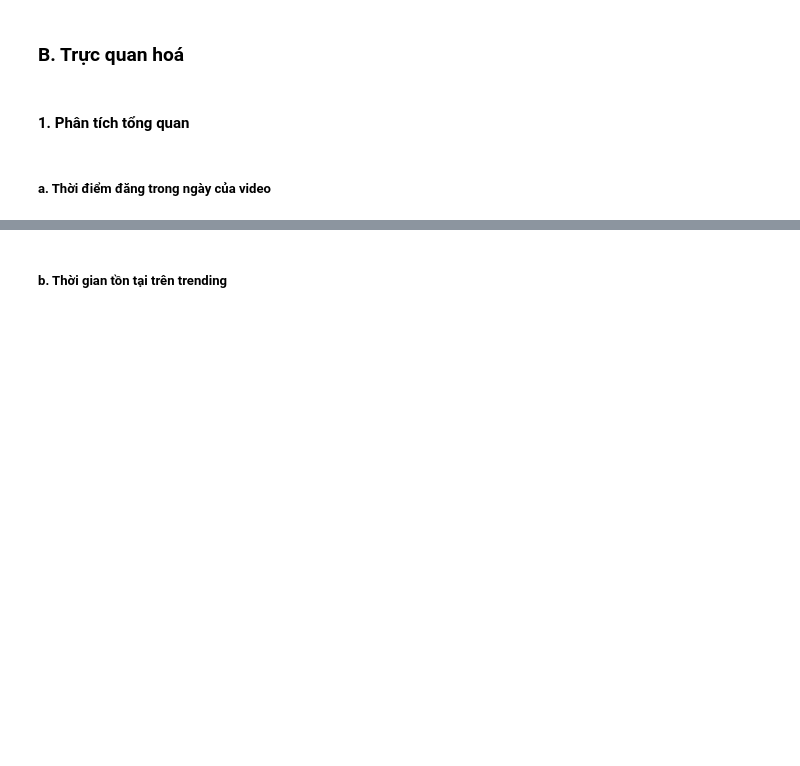
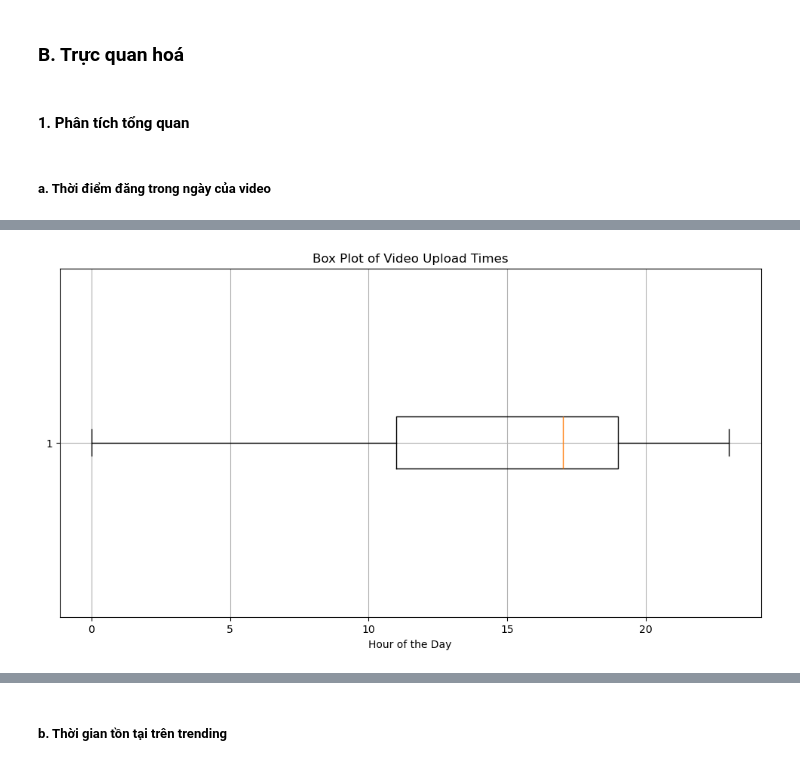
Before and after one commit to sleepifoxx/BTL-Data-Processing, a Jupyter notebook: DataProcessing.ipynb, the cells around one changed output, grey strips where cells are left out. Cells and saved outputs as stored; diff of their text form; code cells hidden in the pictures; blank space fills up the shorter version.

```diff
--- a/DataProcessing.ipynb
+++ b/DataProcessing.ipynb
@@ -21,3 +22,17 @@ trending_videos['duration'] = pd.to_timedelta(trending_videos['duration']).dt.to
 #### 1. Phân tích tổng quan
 # %% [markdown]
 ##### a. Thời điểm đăng trong ngày của video
+# %%
+upload_time = trending_videos_unique[['published_at']].copy()
+
+upload_time['published_at'] = pd.to_datetime(upload_time['published_at'])
+
+upload_time['hour'] = upload_time['published_at'].dt.hour
+
+time_ranges = [f'{i}h - {i+1}h' for i in range(24)]
+
+video_counts = [upload_time[(upload_time['hour'] >= i) & (upload_time['hour'] < i+1)].shape[0] for i in range(24)]
+
+time_video_df = pd.DataFrame({'Time Range': time_ranges, 'Video Count': video_counts})
+
+time_video_df
@@ -23,0 +57,9 @@ trending_videos['duration'] = pd.to_timedelta(trending_videos['duration']).dt.to
+# %%
+plt.figure(figsize=(12, 6))
+plt.boxplot(upload_time['hour'], vert=False)
+plt.xlabel('Hour of the Day')
+plt.title('Box Plot of Video Upload Times')
+plt.grid(True)
+plt.show()
+# %% [output]
+[figure, added]
```
Also changed, not shown: parts of 26 cells of this notebook, 1 other file.
